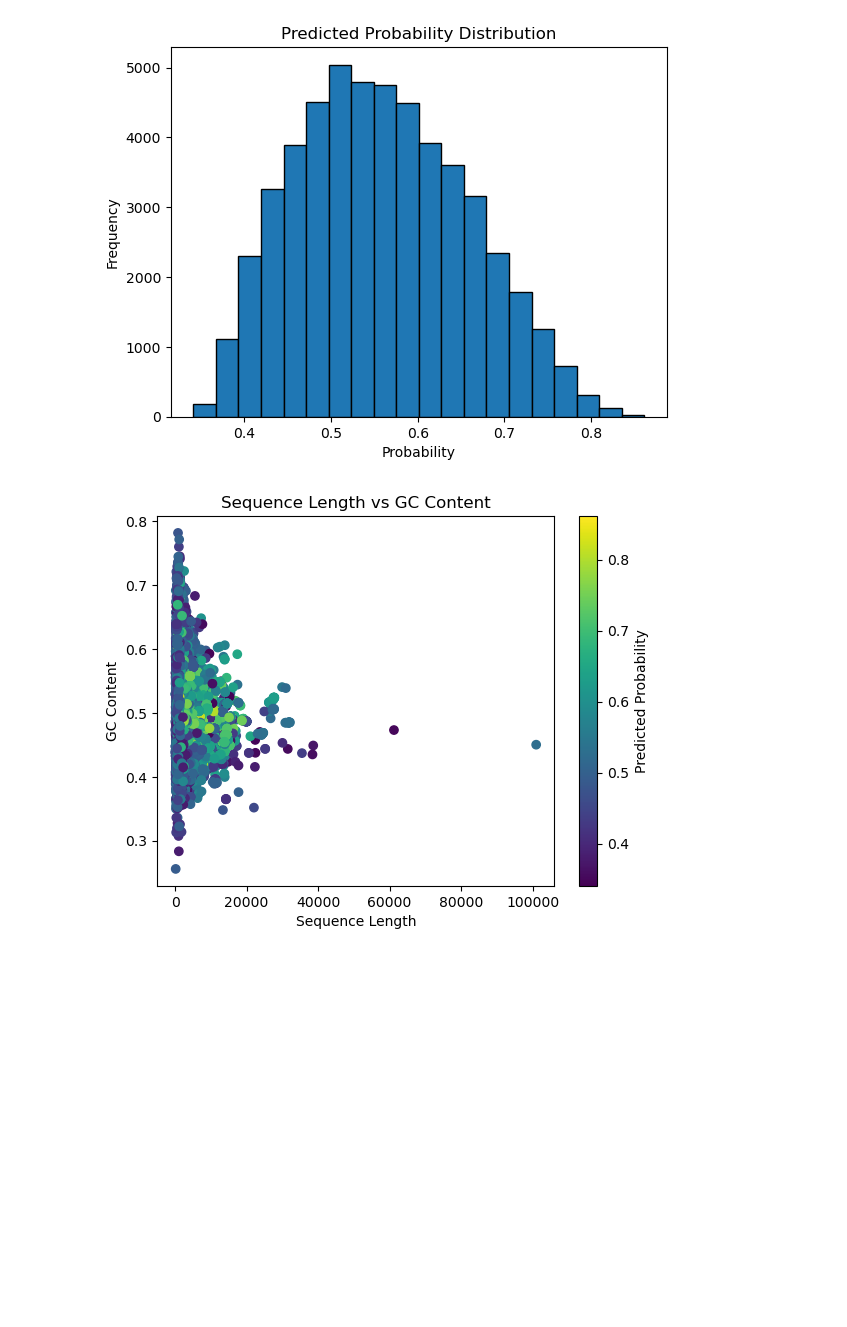
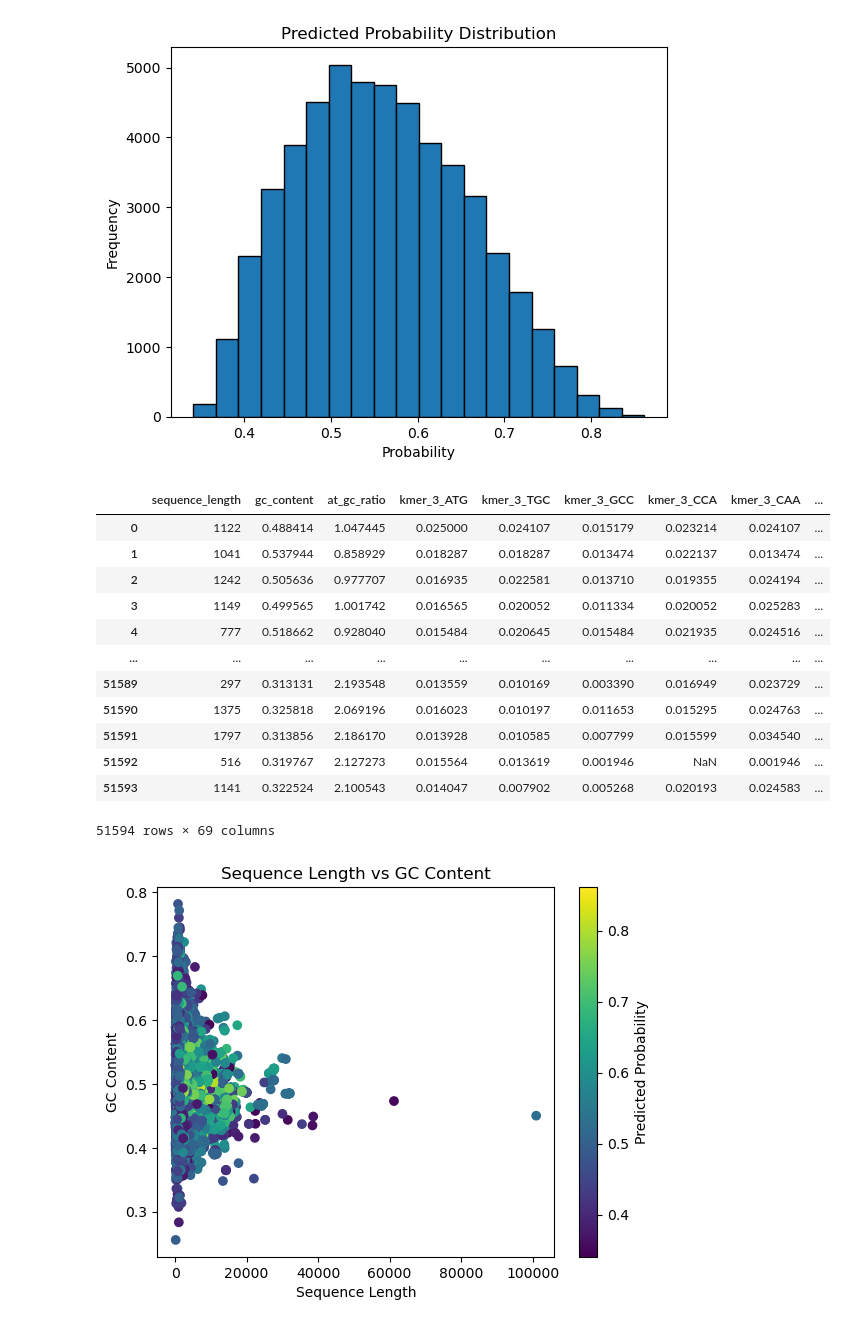
Before and after one commit to shreepatel0527/277B_Final_Project, a Jupyter notebook: most_updated_model.ipynb, the cells around one changed output. Cells and saved outputs as stored; diff of their text form; code cells hidden in the pictures; blank space fills up the shorter version.

```diff
--- a/most_updated_model.ipynb
+++ b/most_updated_model.ipynb
@@ -854,6 +854,22 @@ plt.ylabel("Frequency")
 plt.show()
 # %% [output]
 [figure]
+# %%
+predictions_df
+# %% [output]
+|  | sequence_length | gc_content | at_gc_ratio | kmer_3_ATG | kmer_3_TGC | kmer_3_GCC | kmer_3_CCA | kmer_3_CAA | ... |
+| 0 | 1122 | 0.488414 | 1.047445 | 0.025000 | 0.024107 | 0.015179 | 0.023214 | 0.024107 | ... |
+| 1 | 1041 | 0.537944 | 0.858929 | 0.018287 | 0.018287 | 0.013474 | 0.022137 | 0.013474 | ... |
+| 2 | 1242 | 0.505636 | 0.977707 | 0.016935 | 0.022581 | 0.013710 | 0.019355 | 0.024194 | ... |
+| 3 | 1149 | 0.499565 | 1.001742 | 0.016565 | 0.020052 | 0.011334 | 0.020052 | 0.025283 | ... |
+| 4 | 777 | 0.518662 | 0.928040 | 0.015484 | 0.020645 | 0.015484 | 0.021935 | 0.024516 | ... |
+| ... | ... | ... | ... | ... | ... | ... | ... | ... | ... |
+| 51589 | 297 | 0.313131 | 2.193548 | 0.013559 | 0.010169 | 0.003390 | 0.016949 | 0.023729 | ... |
+| 51590 | 1375 | 0.325818 | 2.069196 | 0.016023 | 0.010197 | 0.011653 | 0.015295 | 0.024763 | ... |
+| 51591 | 1797 | 0.313856 | 2.186170 | 0.013928 | 0.010585 | 0.007799 | 0.015599 | 0.034540 | ... |
+| 51592 | 516 | 0.319767 | 2.127273 | 0.015564 | 0.013619 | 0.001946 | NaN | 0.001946 | ... |
+| 51593 | 1141 | 0.322524 | 2.100543 | 0.014047 | 0.007902 | 0.005268 | 0.020193 | 0.024583 | ... |
+51594 rows × 69 columns
 # %%
 # Scatter plot of sequence length vs GC content, colored by predicted probability
 plt.scatter(predictions_df['sequence_length'], predictions_df['gc_content'],
```
